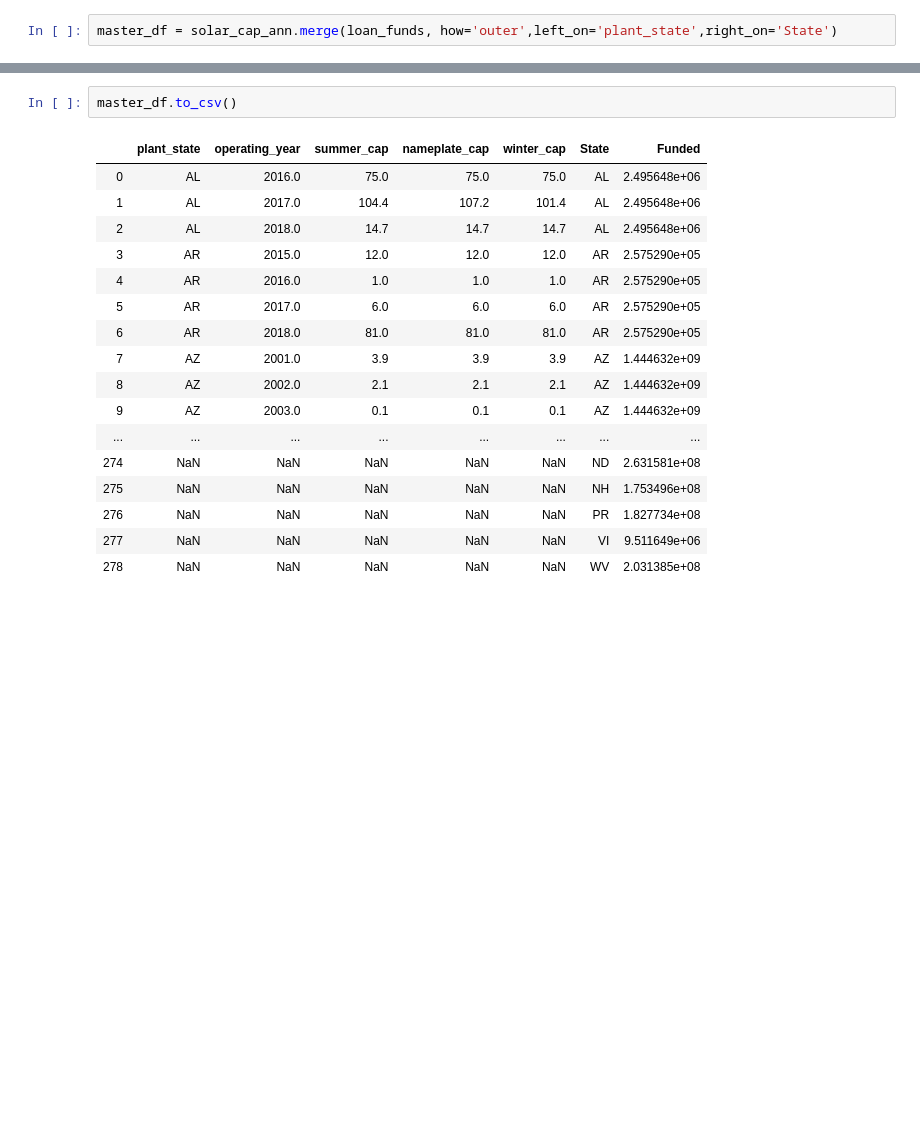
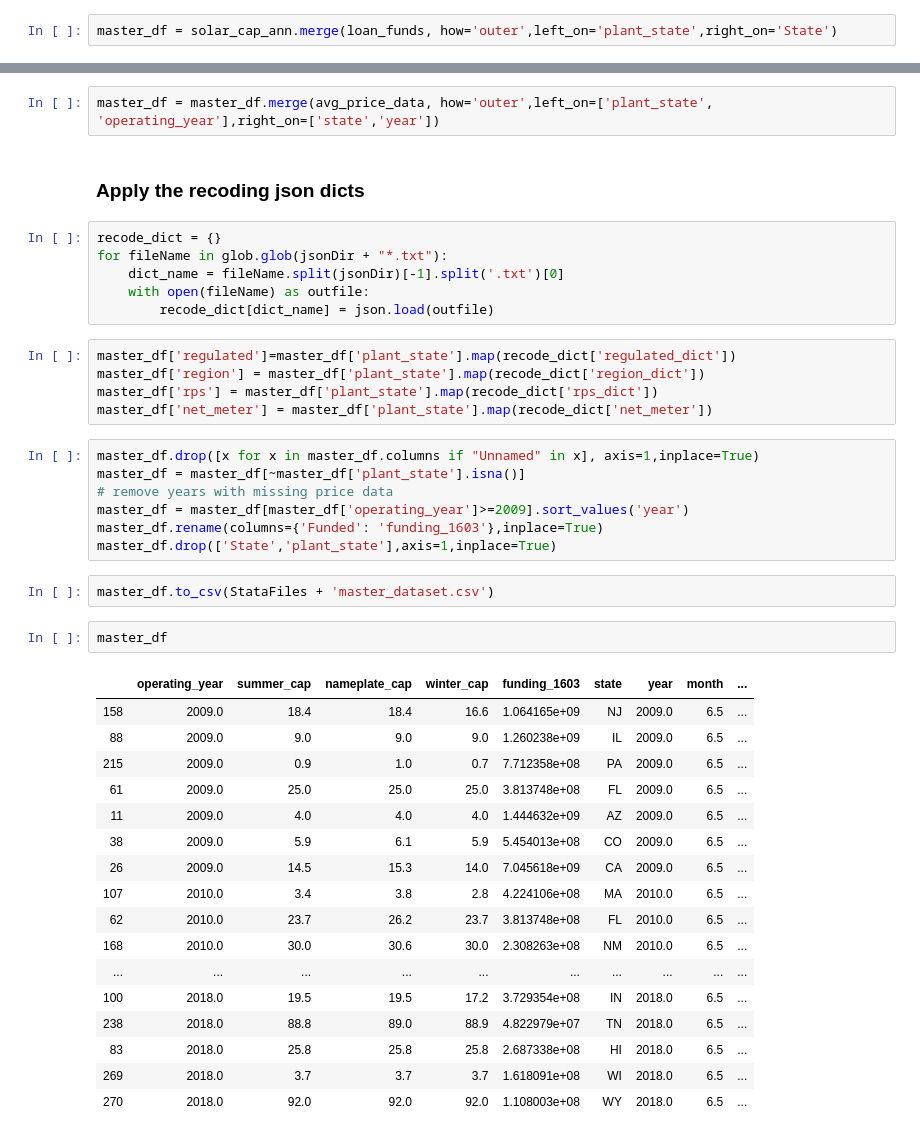
Before and after one commit to rachelsanderson/reduced-form, a Jupyter notebook: DataCleaningCode/MakeStataData/create_stata_data.ipynb, the cells around one changed output, grey strips where cells are left out. Cells and saved outputs as stored; diff of their text form; blank space fills up the shorter version.

Commit message:
preliminary dataset done

```diff
--- a/DataCleaningCode/MakeStataData/create_stata_data.ipynb
+++ b/DataCleaningCode/MakeStataData/create_stata_data.ipynb
@@ -78,20 +93,44 @@ master_df = solar_cap_ann.merge(loan_funds, how='outer',left_on='plant_state',ri
+# %%
+master_df = master_df.merge(avg_price_data, how='outer',left_on=['plant_state', 'operating_year'],right_on=['state','year'])
+# %% [markdown]
+### Apply the recoding json dicts
+# %%
+recode_dict = {}
+for fileName in glob.glob(jsonDir + "*.txt"):
+    dict_name = fileName.split(jsonDir)[-1].split('.txt')[0]
+    with open(fileName) as outfile:
+        recode_dict[dict_name] = json.load(outfile)
+# %%
+master_df['regulated']=master_df['plant_state'].map(recode_dict['regulated_dict'])
+master_df['region'] = master_df['plant_state'].map(recode_dict['region_dict'])
+master_df['rps'] = master_df['plant_state'].map(recode_dict['rps_dict'])
+master_df['net_meter'] = master_df['plant_state'].map(recode_dict['net_meter'])
+# %%
+master_df.drop([x for x in master_df.columns if "Unnamed" in x], axis=1,inplace=True)
+master_df = master_df[~master_df['plant_state'].isna()]
+# remove years with missing price data
+master_df = master_df[master_df['operating_year']>=2009].sort_values('year')
+master_df.rename(columns={'Funded': 'funding_1603'},inplace=True)
+master_df.drop(['State','plant_state'],axis=1,inplace=True)
+# %%
+master_df.to_csv(StataFiles + 'master_dataset.csv')
 # %%
-master_df.to_csv()
+master_df
 # %% [output]
-|  | plant_state | operating_year | summer_cap | nameplate_cap | winter_cap | State | Funded |
-| 0 | AL | 2016.0 | 75.0 | 75.0 | 75.0 | AL | 2.495648e+06 |
-| 1 | AL | 2017.0 | 104.4 | 107.2 | 101.4 | AL | 2.495648e+06 |
-| 2 | AL | 2018.0 | 14.7 | 14.7 | 14.7 | AL | 2.495648e+06 |
-| 3 | AR | 2015.0 | 12.0 | 12.0 | 12.0 | AR | 2.575290e+05 |
-| 4 | AR | 2016.0 | 1.0 | 1.0 | 1.0 | AR | 2.575290e+05 |
-| 5 | AR | 2017.0 | 6.0 | 6.0 | 6.0 | AR | 2.575290e+05 |
-| 6 | AR | 2018.0 | 81.0 | 81.0 | 81.0 | AR | 2.575290e+05 |
-| 7 | AZ | 2001.0 | 3.9 | 3.9 | 3.9 | AZ | 1.444632e+09 |
-| 8 | AZ | 2002.0 | 2.1 | 2.1 | 2.1 | AZ | 1.444632e+09 |
-| 9 | AZ | 2003.0 | 0.1 | 0.1 | 0.1 | AZ | 1.444632e+09 |
-| ... | ... | ... | ... | ... | ... | ... | ... |
-| 274 | NaN | NaN | NaN | NaN | NaN | ND | 2.631581e+08 |
-| 275 | NaN | NaN | NaN | NaN | NaN | NH | 1.753496e+08 |
-| 276 | NaN | NaN | NaN | NaN | NaN | PR | 1.827734e+08 |
-| 277 | NaN | NaN | NaN | NaN | NaN | VI | 9.511649e+06 |
-| 278 | NaN | NaN | NaN | NaN | NaN | WV | 2.031385e+08 |
+|  | operating_year | summer_cap | nameplate_cap | winter_cap | funding_1603 | state | year | month | ... |
+| 158 | 2009.0 | 18.4 | 18.4 | 16.6 | 1.064165e+09 | NJ | 2009.0 | 6.5 | ... |
+| 88 | 2009.0 | 9.0 | 9.0 | 9.0 | 1.260238e+09 | IL | 2009.0 | 6.5 | ... |
+| 215 | 2009.0 | 0.9 | 1.0 | 0.7 | 7.712358e+08 | PA | 2009.0 | 6.5 | ... |
+| 61 | 2009.0 | 25.0 | 25.0 | 25.0 | 3.813748e+08 | FL | 2009.0 | 6.5 | ... |
+| 11 | 2009.0 | 4.0 | 4.0 | 4.0 | 1.444632e+09 | AZ | 2009.0 | 6.5 | ... |
+| 38 | 2009.0 | 5.9 | 6.1 | 5.9 | 5.454013e+08 | CO | 2009.0 | 6.5 | ... |
+| 26 | 2009.0 | 14.5 | 15.3 | 14.0 | 7.045618e+09 | CA | 2009.0 | 6.5 | ... |
+| 107 | 2010.0 | 3.4 | 3.8 | 2.8 | 4.224106e+08 | MA | 2010.0 | 6.5 | ... |
+| 62 | 2010.0 | 23.7 | 26.2 | 23.7 | 3.813748e+08 | FL | 2010.0 | 6.5 | ... |
+| 168 | 2010.0 | 30.0 | 30.6 | 30.0 | 2.308263e+08 | NM | 2010.0 | 6.5 | ... |
+| ... | ... | ... | ... | ... | ... | ... | ... | ... | ... |
+| 100 | 2018.0 | 19.5 | 19.5 | 17.2 | 3.729354e+08 | IN | 2018.0 | 6.5 | ... |
+| 238 | 2018.0 | 88.8 | 89.0 | 88.9 | 4.822979e+07 | TN | 2018.0 | 6.5 | ... |
+| 83 | 2018.0 | 25.8 | 25.8 | 25.8 | 2.687338e+08 | HI | 2018.0 | 6.5 | ... |
+| 269 | 2018.0 | 3.7 | 3.7 | 3.7 | 1.618091e+08 | WI | 2018.0 | 6.5 | ... |
+| 270 | 2018.0 | 92.0 | 92.0 | 92.0 | 1.108003e+08 | WY | 2018.0 | 6.5 | ... |
```
Also changed, not shown: parts of 8 cells of this notebook.
